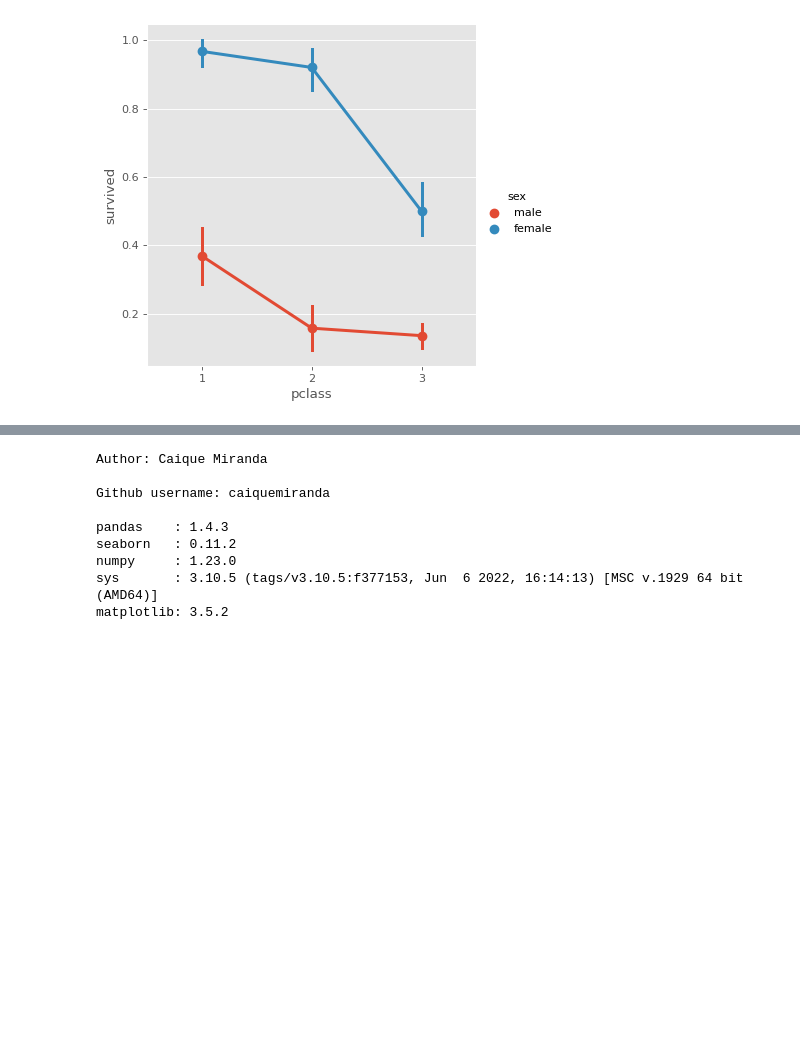
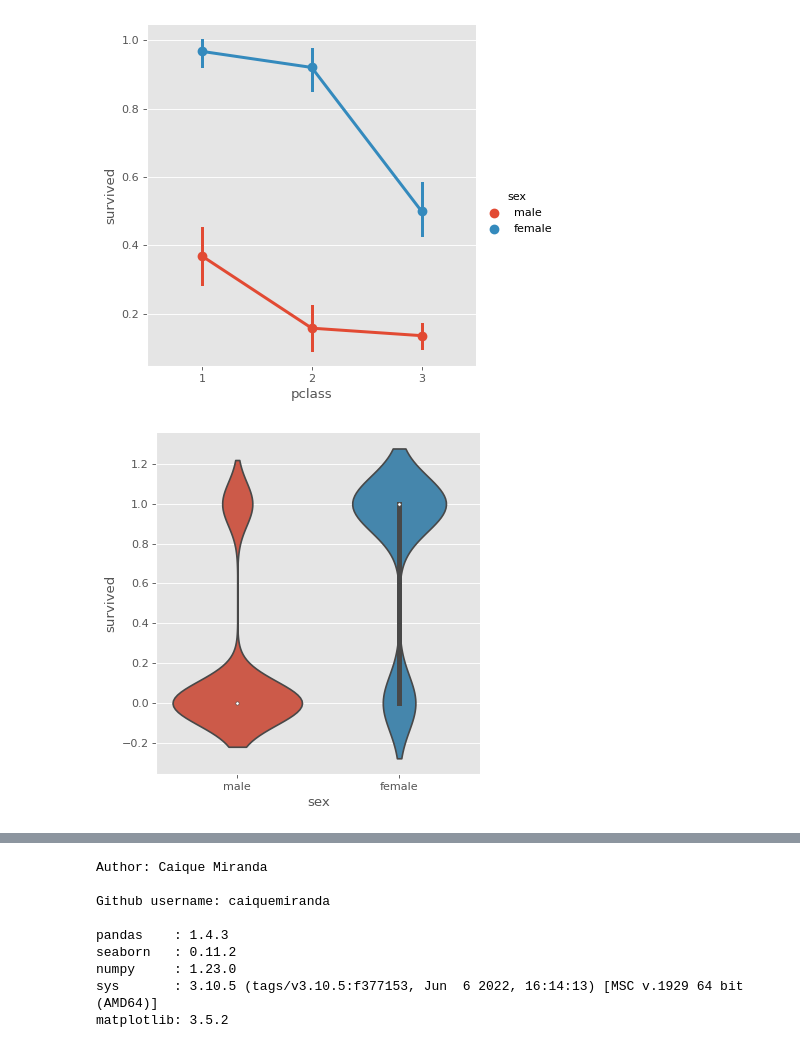
Before and after one commit to caiquemiranda/data-visualization-python, a Jupyter notebook: 10-analysis-visualization-titanic-dataset.ipynb, the cells around one changed output, grey strips where cells are left out. Drawn from its saved outputs; the diff is of its cells as text; code cells hidden in the pictures; blank space fills up the shorter version.

```diff
--- a/10-analysis-visualization-titanic-dataset.ipynb
+++ b/10-analysis-visualization-titanic-dataset.ipynb
@@ -346,3 +346,10 @@ sns.catplot(x= 'pclass',
             data= titanic);
 # %% [output]
 [figure]
+# %%
+sns.catplot(x= 'sex',
+            y= 'survived',
+            kind= 'violin',
+            data= titanic);
+# %% [output]
+[figure, added]
```
Also changed, not shown: parts of 2 cells of this notebook.
